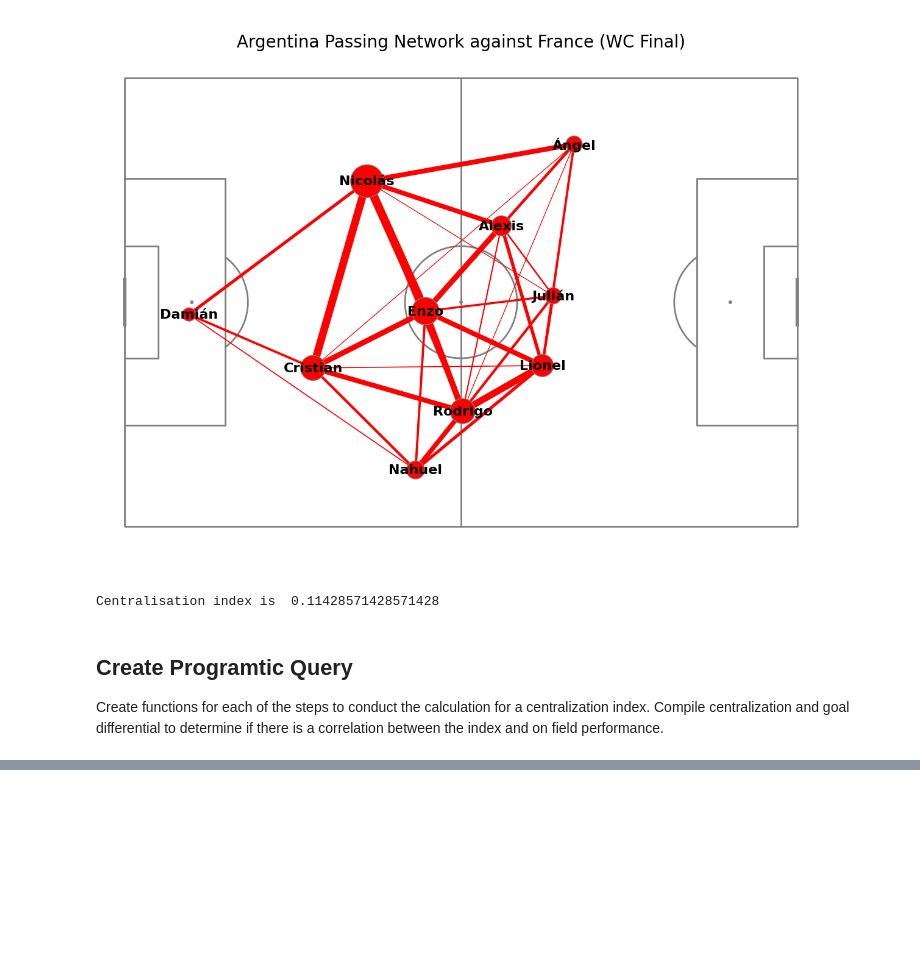
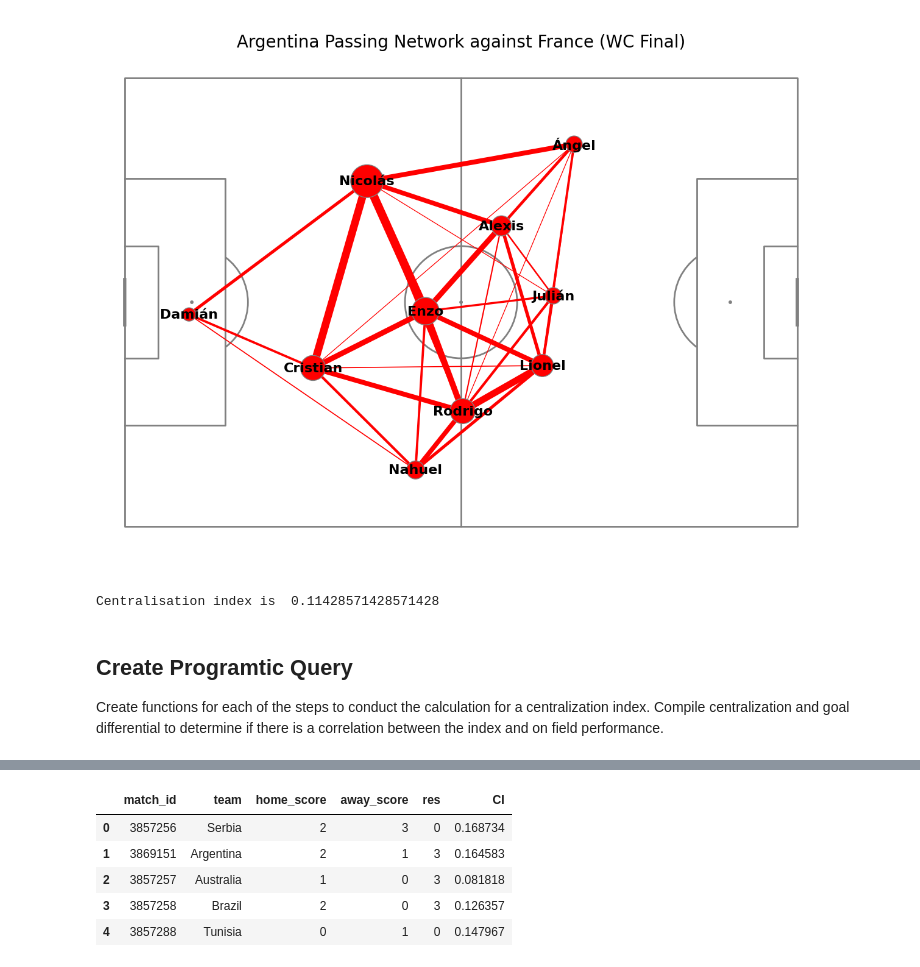
Before and after one commit to khoffLSU/footy_analytics, a Jupyter notebook: Visualizing Football - passing network.ipynb, the cells around one changed output, grey strips where cells are left out. Drawn from its saved outputs; the diff is of its cells as text; code cells hidden in the pictures; blank space fills up the shorter version.

```diff
--- a/Visualizing Football - passing network.ipynb
+++ b/Visualizing Football - passing network.ipynb
@@ -530,0 +552,9 @@ get_passes(get_match(3869685), get_subs(get_match(3869685)))
+# %%
+WC22_RES_CI.head()
+# %% [output]
+|  | match_id | team | home_score | away_score | res | CI |
+| 0 | 3857256 | Serbia | 2 | 3 | 0 | 0.168734 |
+| 1 | 3869151 | Argentina | 2 | 1 | 3 | 0.164583 |
+| 2 | 3857257 | Australia | 1 | 0 | 3 | 0.081818 |
+| 3 | 3857258 | Brazil | 2 | 0 | 3 | 0.126357 |
+| 4 | 3857288 | Tunisia | 0 | 1 | 0 | 0.147967 |
```
Also changed, not shown: parts of 11 cells of this notebook.
